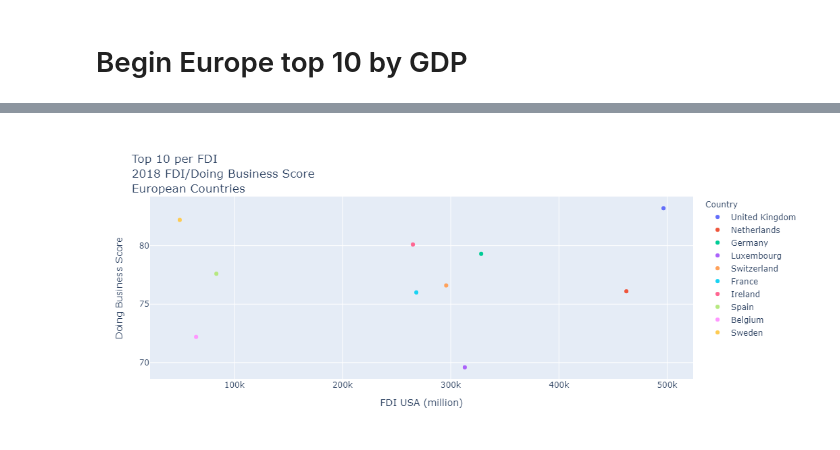
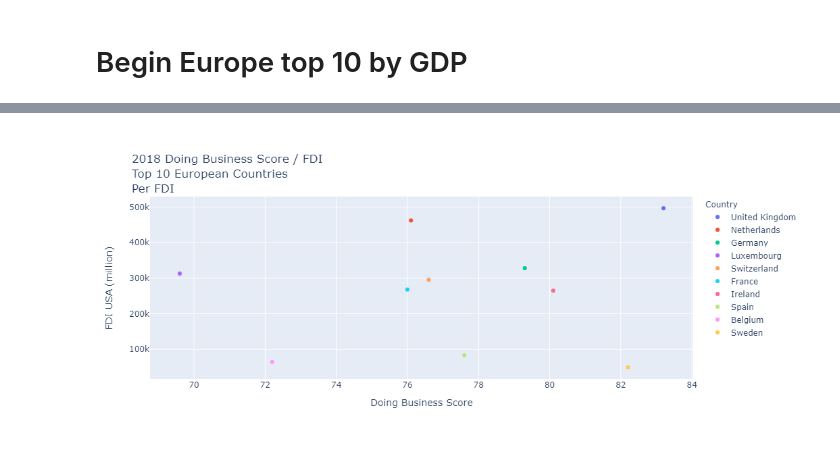
Before and after one commit to sabrinasaleh/Data_Munging_Plotting, a Jupyter notebook: europe/main-ed.ipynb, the cells around one changed output, grey strips where cells are left out. Saved outputs shown, nothing was run; the diff lists cells and outputs as text; code cells hidden in the pictures.

```diff
--- a/europe/main-ed.ipynb
+++ b/europe/main-ed.ipynb
@@ -366,13 +417,13 @@ europe_top_10_format_name = europe_top_10.rename(
 # %%
 # create scatter plot showing relationship between FDI and Doing Business Score for top 10 countries
 europe_top_10_fdi_db_scatter = px.scatter(
     europe_top_10_format_name,
-    x="FDI USA (million)",
-    y="Doing Business Score",
-    title="Top 10 per FDI<br>2018 FDI/Doing Business Score<br>European Countries",
+    x="Doing Business Score",
+    y="FDI USA (million)",
+    title="2018 Doing Business Score / FDI<br>Top 10 European Countries<br>Per FDI",
     color="Country",
 )
 europe_top_10_fdi_db_scatter.write_image("europe_top_10_fdi_db_scatter.png")
 europe_top_10_fdi_db_scatter
 # %% [output]
-[figure, old version]
+[figure, new version]
```
Also changed, not shown: parts of 13 cells of this notebook, 11 other files.
